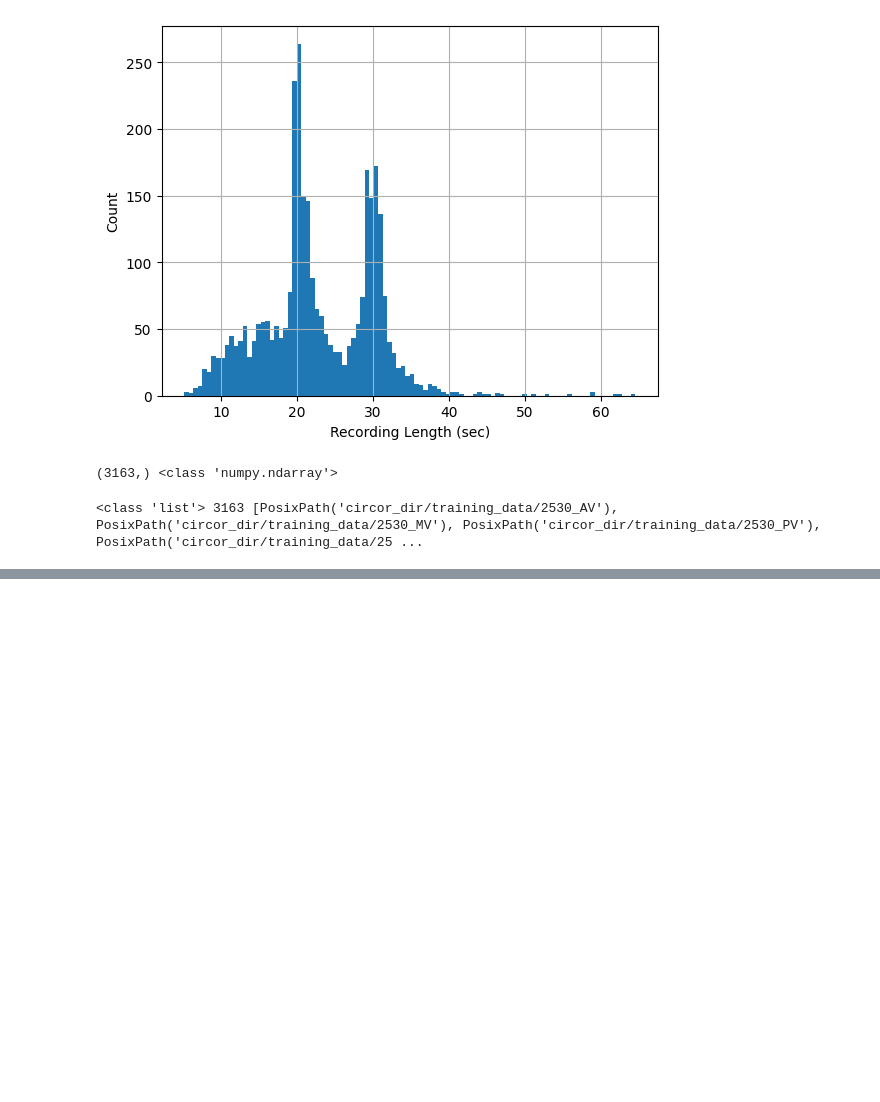
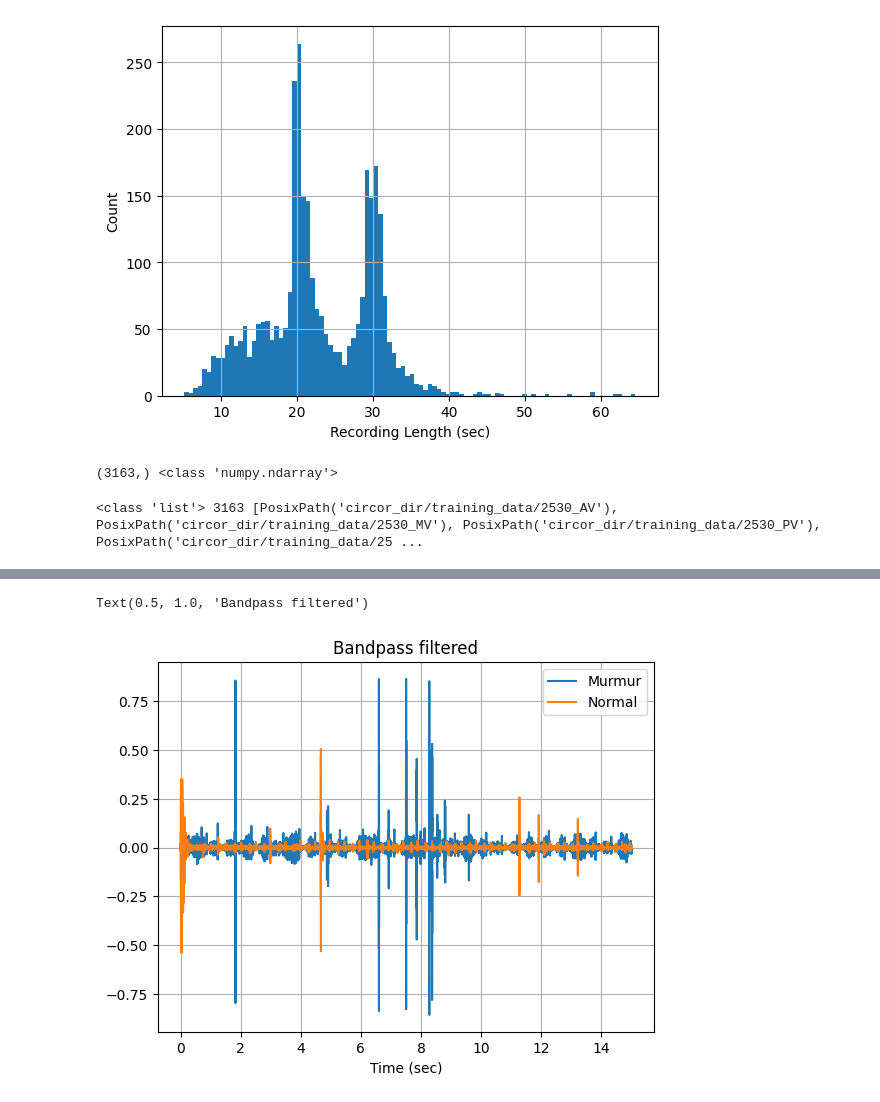
Before and after one commit to ash-neupane/heart-murmur, a Jupyter notebook: explore.ipynb, the cells around one changed output, grey strips where cells are left out. Saved outputs shown, nothing was run; the diff lists cells and outputs as text; code cells hidden in the pictures; blank space fills up the shorter version.

```diff
--- a/explore.ipynb
+++ b/explore.ipynb
@@ -123,0 +166,13 @@ SyntaxError: invalid syntax (1428927090.py, line 1)
+# %%
+sos = sp.signal.butter(4, [20, 1000], btype="bandpass", output = "sos", fs=fs)
+murmur_filt = sp.signal.sosfiltfilt(sos, murmur_x)
+normal_filt = sp.signal.sosfiltfilt(sos, normal_x)
+plt.plot(murmur_t, murmur_filt, label="Murmur")
+plt.plot(normal_t, normal_filt, label="Normal")
+plt.grid()
+plt.legend()
+plt.xlabel("Time (sec)")
+plt.title("Bandpass filtered")
+# %% [output]
+Text(0.5, 1.0, 'Bandpass filtered')
+[figure, added]
```
Also changed, not shown: parts of 10 cells of this notebook, 8 other files.
